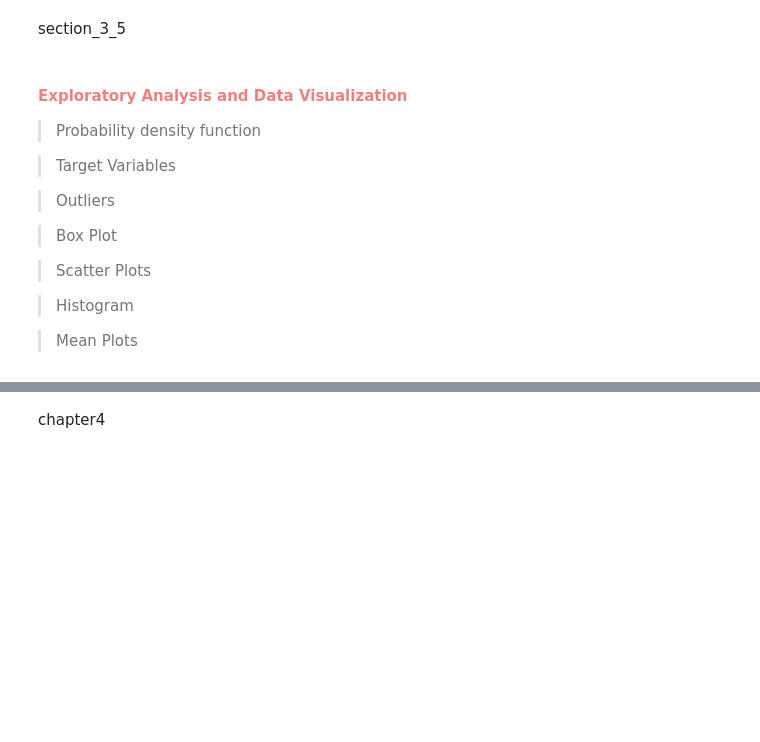
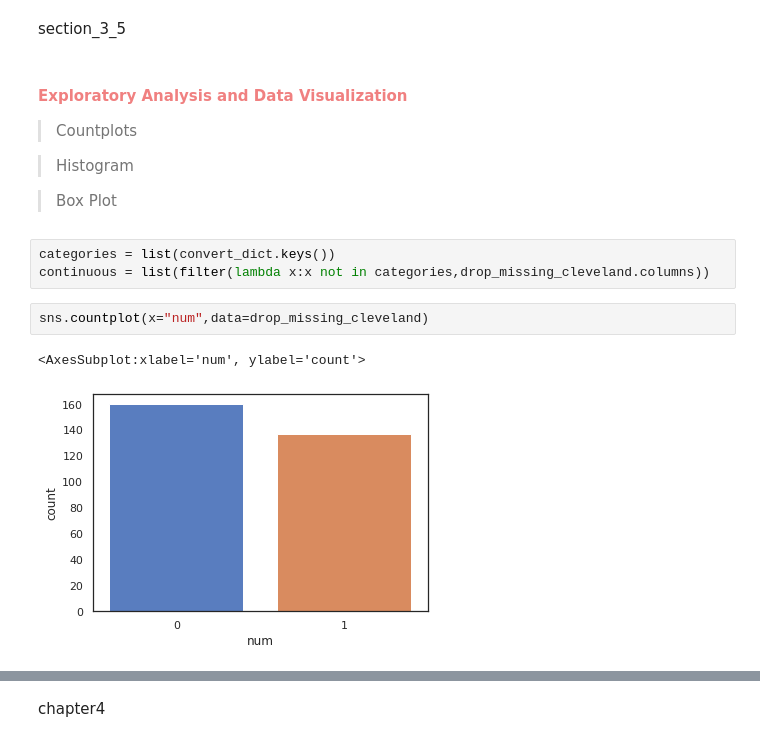
Before and after one commit to Five-Tackle-One/Investigative-Analysis-of-Heart-Disease-Diagnosis, a Jupyter notebook: Investigative Analysis of Heart Disease Diagnosis.ipynb, the cells around one changed output, grey strips where cells are left out. Cells and saved outputs as stored; diff of their text form; blank space fills up the shorter version.

```diff
--- a/Investigative Analysis of Heart Disease Diagnosis.ipynb
+++ b/Investigative Analysis of Heart Disease Diagnosis.ipynb
@@ -250,16 +288,16 @@ X
 <h4 style="color:lightcoral"><strong>Exploratory Analysis and Data Visualization</strong></h4>
 
 
-> Probability density function
-
-> Target Variables
-
-> Outliers
-
-> Box Plot
-
-> Scatter Plots
+> Countplots
 
 > Histogram
 
-> Mean Plots
+> Box Plot
+# %%
+categories = list(convert_dict.keys())
+continuous = list(filter(lambda x:x not in categories,drop_missing_cleveland.columns))
+# %%
+sns.countplot(x="num",data=drop_missing_cleveland)
+# %% [output]
+<AxesSubplot:xlabel='num', ylabel='count'>
+[figure, added]
```
Also changed, not shown: parts of 10 cells of this notebook, 1 other file.
